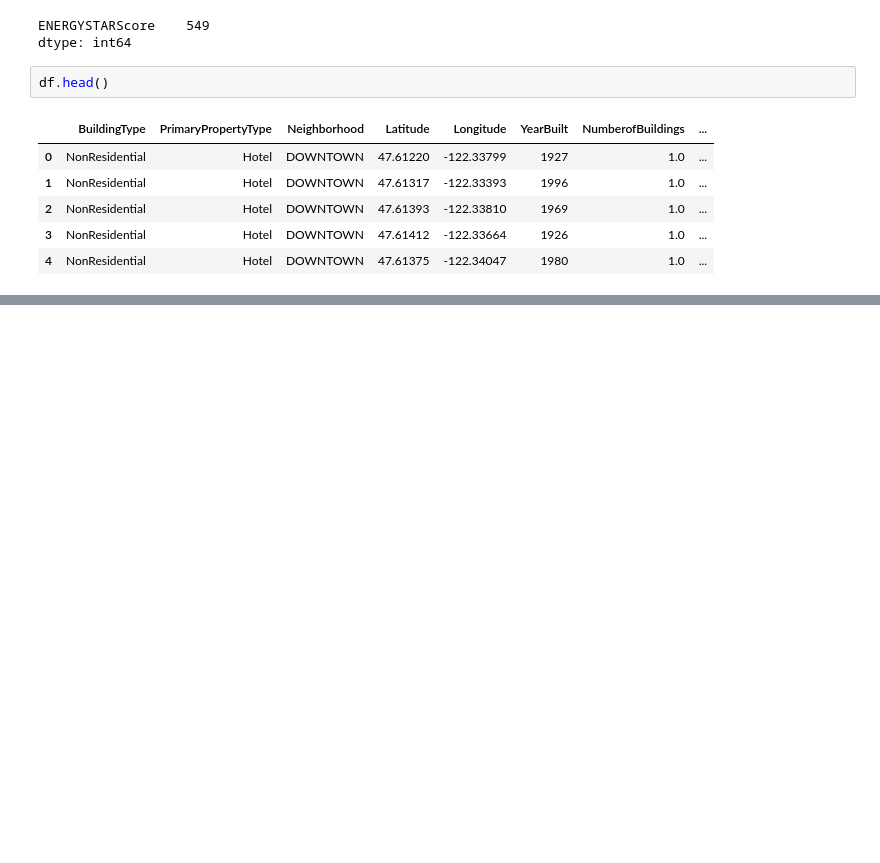
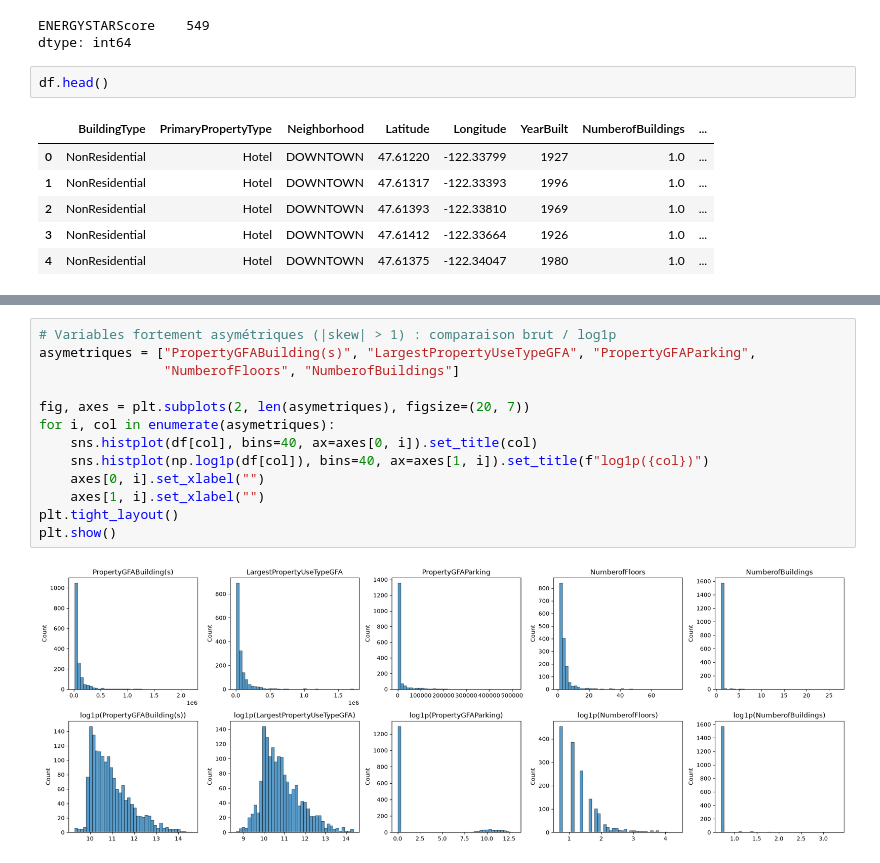
Before and after one commit to gvannesson/brief-seattle, a Jupyter notebook: notebooks/01_eda_gauthier.ipynb, the cells around one changed output, grey strips where cells are left out. Saved outputs shown, nothing was run; the diff lists cells and outputs as text; blank space fills up the shorter version.

```diff
--- a/notebooks/01_eda_gauthier.ipynb
+++ b/notebooks/01_eda_gauthier.ipynb
@@ -454,0 +512,15 @@ df.head()
+# %%
+# Variables fortement asymétriques (|skew| > 1) : comparaison brut / log1p
+asymetriques = ["PropertyGFABuilding(s)", "LargestPropertyUseTypeGFA", "PropertyGFAParking",
+                "NumberofFloors", "NumberofBuildings"]
+
+fig, axes = plt.subplots(2, len(asymetriques), figsize=(20, 7))
+for i, col in enumerate(asymetriques):
+    sns.histplot(df[col], bins=40, ax=axes[0, i]).set_title(col)
+    sns.histplot(np.log1p(df[col]), bins=40, ax=axes[1, i]).set_title(f"log1p({col})")
+    axes[0, i].set_xlabel("")
+    axes[1, i].set_xlabel("")
+plt.tight_layout()
+plt.show()
+# %% [output]
+[figure, added]
```
Also changed, not shown: parts of 37 cells of this notebook.
